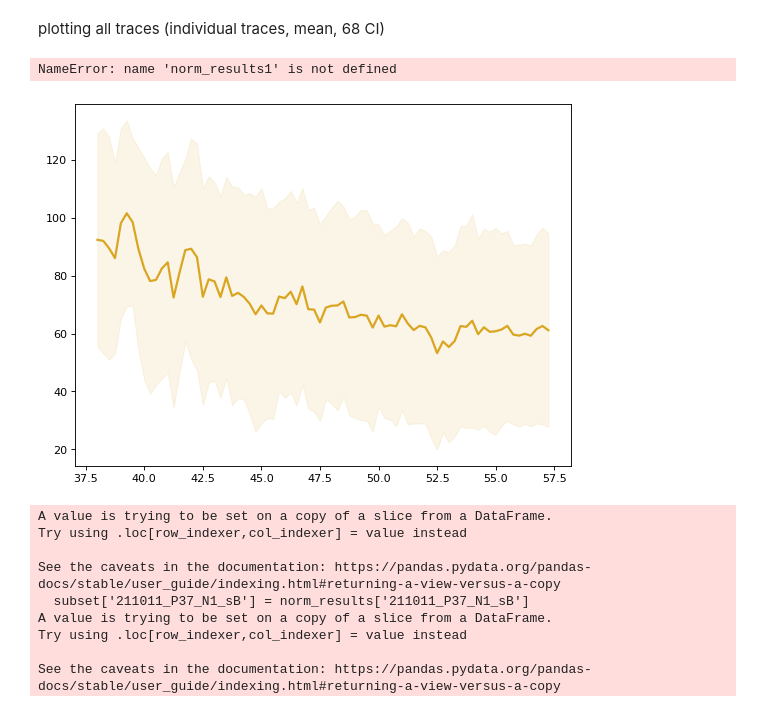
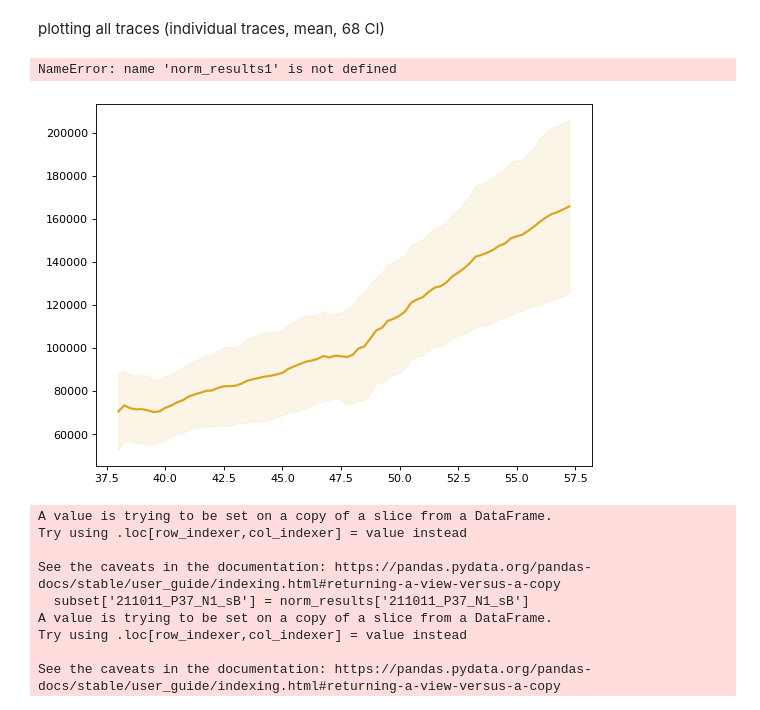
Before and after one commit to Asashou/TLI, a Jupyter notebook: pipeline/steps/step5_averaging_plotting.ipynb, the cells around one changed output. Saved outputs shown, nothing was run; the diff lists cells and outputs as text; code cells hidden in the pictures.

```diff
--- a/pipeline/steps/step5_averaging_plotting.ipynb
+++ b/pipeline/steps/step5_averaging_plotting.ipynb
@@ -5,7 +5,7 @@
 data_path = '/Users/aichah/Desktop/TLI/data/output_csv/'
 save_path = '/Users/aichah/Desktop/TLI/data/output_csv/'
 
-plot_col = 'vol_stable'
+plot_col = 'PC_std'
 
 if save_path[-1] != '/':
     save_path += '/'
@@ -156,6 +156,6 @@ collective_results.head()
 # %%
 # # run in case if you want to import another parameter
-plot_col1 = 'vol_all'
+plot_col1 = 'area'
 # timepoints = {'timepoints':np.arange(36,58,0.25)}
 collective_results1 = pd.DataFrame(timepoints)
 for file in output_files:
@@ -268,37 +268,37 @@ norm_results1.head()
 # %% [markdown]
 plotting all traces (individual traces, mean, 68 CI)
 # %%
-# plt.figure(figsize=(8, 6), dpi=80)
-# # colors = {'A':'darkcyan','B':'darkcyan' , 'C':'goldenrod', 'D':'goldenrod', 'C/D':'gray'}
+plt.figure(figsize=(8, 6), dpi=80)
+# colors = {'A':'darkcyan','B':'darkcyan' , 'C':'goldenrod', 'D':'goldenrod', 'C/D':'gray'}
 
-# plt.plot(norm_results['timepoints'], norm_results['mean_'+plot_col],
-#         c='goldenrod', linestyle='solid', linewidth=2, label='all_pixels')
+plt.plot(norm_results['timepoints'], norm_results['mean_'+plot_col],
+        c='goldenrod', linestyle='solid', linewidth=2, label='all_pixels')
 
-# min_val = norm_results['mean_'+plot_col] - 1*norm_results['std_'+plot_col]
-# max_val = norm_results['mean_'+plot_col] + 1*norm_results['std_'+plot_col]
-# plt.fill_between(norm_results['timepoints'], min_val, max_val, color='goldenrod', alpha=.1)
+min_val = norm_results['mean_'+plot_col] - 1*norm_results['std_'+plot_col]
+max_val = norm_results['mean_'+plot_col] + 1*norm_results['std_'+plot_col]
+plt.fill_between(norm_results['timepoints'], min_val, max_val, color='goldenrod', alpha=.1)
 
 
-# plt.plot(norm_results1['timepoints'], norm_results1['mean_'+plot_col],
-#         c='darkcyan', linestyle='solid', linewidth=2, label='stable_pixels')
+plt.plot(norm_results1['timepoints'], norm_results1['mean_'+plot_col],
+        c='darkcyan', linestyle='solid', linewidth=2, label='stable_pixels')
 
-# min_val = norm_results1['mean_'+plot_col] - 1*norm_results1['std_'+plot_col]
-# max_val = norm_results1['mean_'+plot_col] + 1*norm_results1['std_'+plot_col]
-# plt.fill_between(norm_results['timepoints'], min_val, max_val, color='darkcyan', alpha=.1)
+min_val = norm_results1['mean_'+plot_col] - 1*norm_results1['std_'+plot_col]
+max_val = norm_results1['mean_'+plot_col] + 1*norm_results1['std_'+plot_col]
+plt.fill_between(norm_results['timepoints'], min_val, max_val, color='darkcyan', alpha=.1)
 
-# plt.legend(bbox_to_anchor=(1.01, 1), loc=2, borderaxespad=0.)
-# plt.title('Neurons Size Over Time')
-# plt.ylabel('pixels count')
-# plt.xlabel("Hours After Puparium Formation [h]")
-# plt.xlim(38,57)
-# x_range1 = list(np.arange(38,58,2))
-# x_range1.append(57)
-# plt.xticks(x_range1)
-# fig_name = save_path+plot_col+'.pdf'
+plt.legend(bbox_to_anchor=(1.01, 1), loc=2, borderaxespad=0.)
+plt.title('Neurons Size Over Time')
+plt.ylabel('pixels count')
+plt.xlabel("Hours After Puparium Formation [h]")
+plt.xlim(38,57)
+x_range1 = list(np.arange(38,58,2))
+x_range1.append(57)
+plt.xticks(x_range1)
+fig_name = save_path+plot_col+'.pdf'
 # plt.savefig(fig_name, bbox_inches='tight')
 # %% [output]
 NameError: name 'norm_results1' is not defined
-[figure, old version]
+[figure, new version]
 # %%
 # neu_typs.neu_name
 ss = neu_types1[neu_types1.neu_type == 'A']
```
Also changed, not shown: parts of 5 cells of this notebook, 2 other files.
